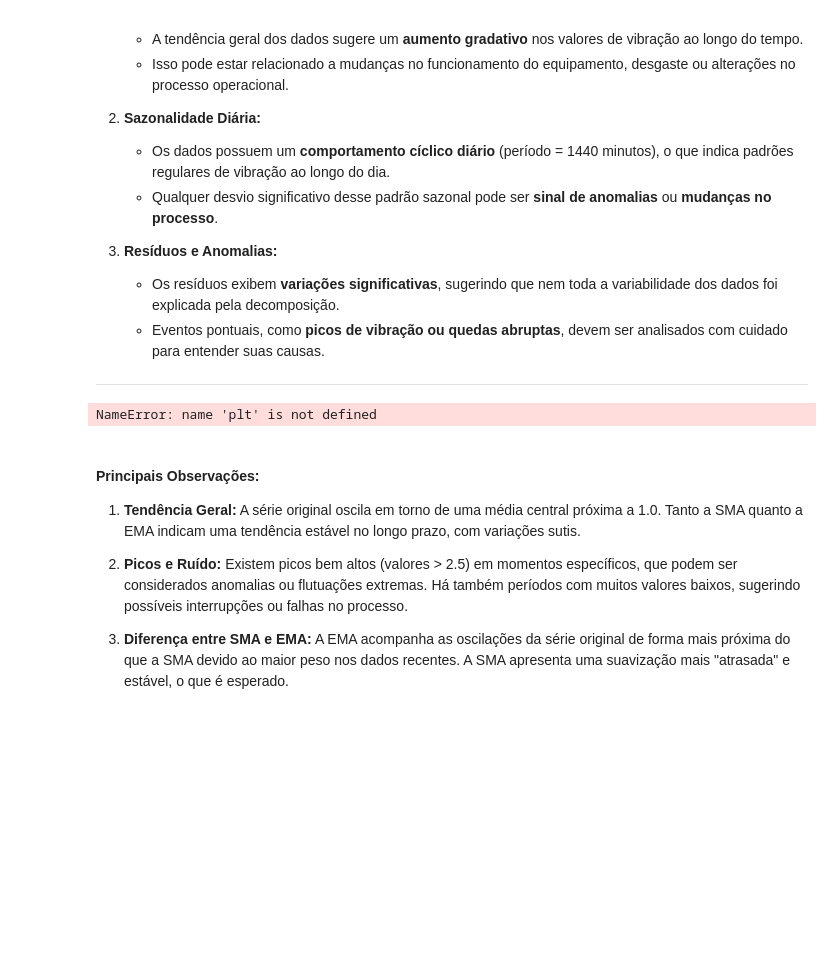
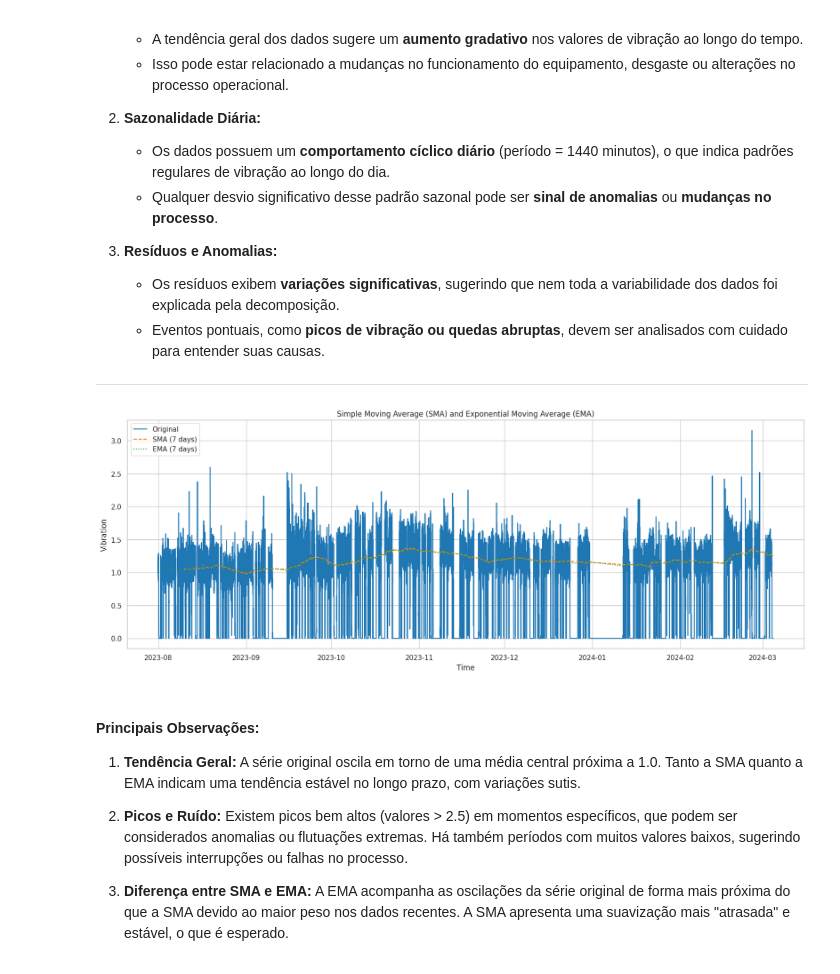
Before and after one commit to ezschneider/vrm-lstm, a Jupyter notebook: notebooks/eda.ipynb, the cells around one changed output. Cells and saved outputs as stored; diff of their text form; code cells hidden in the pictures; blank space fills up the shorter version.

Commit message:
add wavelet transform and moving average methods to visualization module; update dependencies

```diff
--- a/notebooks/eda.ipynb
+++ b/notebooks/eda.ipynb
@@ -203,23 +203,9 @@ A decomposição sazonal revelou os seguintes pontos-chave:
 
 ---
 # %%
-widow_size = 10080  # 1 semana de dados (7 dias * 24 horas * 60 minutos)
-df['SMA_7'] = df['feature'].rolling(window=widow_size).mean()
-df['EMA_7'] = df['feature'].ewm(span=widow_size, adjust=False).mean()
-
-NUM_SAMPLES = 43200 # 1 mes de dados (30 dias * 24 horas * 60 minutos)
-
-plt.figure(figsize=(12, 6))
-plt.plot(df['feature'], label="Original")
-plt.plot(df['SMA_7'], label="SMA (7 dias)", linestyle="--")
-plt.plot(df['EMA_7'], label="EMA (7 dias)", linestyle=":")
-#plt.plot(df['feature'].head(NUM_SAMPLES), label="Original")
-#plt.plot(df['SMA_7'].head(NUM_SAMPLES), label="SMA (7 dias)", linestyle="--")
-#plt.plot(df['EMA_7'].head(NUM_SAMPLES), label="EMA (7 dias)", linestyle=":")
-plt.legend()
-plt.show()
+plot.sma_ema()
 # %% [output]
-NameError: name 'plt' is not defined
+[figure, added]
 # %% [markdown]
 #### **Principais Observações:**
 
```
Also changed, not shown: 3 other files.
